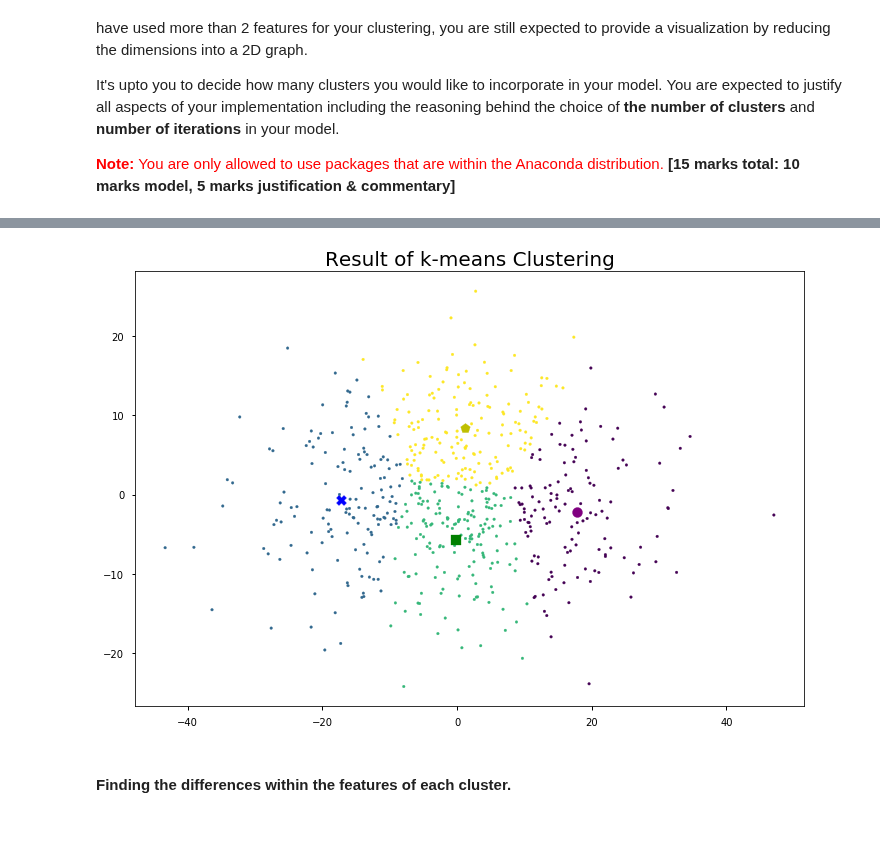
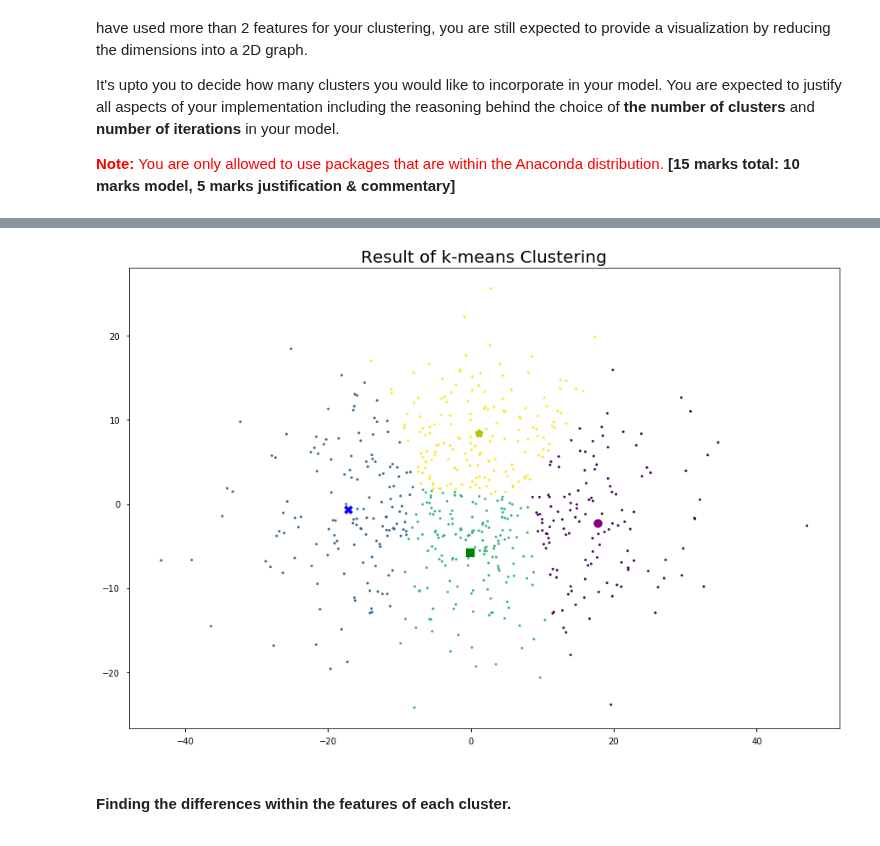
Before and after one commit to DannyFirmin/ML-KMeans-KNN-DecisionTrees, a Jupyter notebook: Assignment-2.ipynb, the cells around one changed output, grey strips where cells are left out. Cells and saved outputs as stored; diff of their text form; code cells hidden in the pictures.

```diff
--- a/Assignment-2.ipynb
+++ b/Assignment-2.ipynb
@@ -465,19 +479,19 @@ df_X=df_X_mean.join(df_X_mode,on="customer_id")
 df_X_clustering=df_X
 
 df_X
-# # Reducing dimensionality using PCA.
-# pca.fit(df_X_clustering)
-# transform = pca.transform(df_X_clustering)
+# Reducing dimensionality using PCA.
+pca.fit(df_X_clustering)
+transform = pca.transform(df_X_clustering)
 
-# # Finding the optimal K value  for KMeans using elbow method.
-# sse = []
-# for i in range(1, 13):
-#     KM = KMeans(n_clusters=i)
-#     KM.fit(transform)
-#     sse.append(KM.inertia_)
-# plt.plot(range(1, 13), sse,c="r")
-# plt.title("Number of Clusters vs SSE")
-# plt.xlabel("Number of Clusters")
-# plt.ylabel("Sum of Squared Error(SSE)")
-# plt.show()
+# Finding the optimal K value  for KMeans using elbow method.
+sse = []
+for i in range(1, 13):
+    KM = KMeans(n_clusters=i)
+    KM.fit(transform)
+    sse.append(KM.inertia_)
+plt.plot(range(1, 13), sse,c="r")
+plt.title("Number of Clusters vs SSE")
+plt.xlabel("Number of Clusters")
+plt.ylabel("Sum of Squared Error(SSE)")
+plt.show()
 # %% [output]
@@ -509,35 +505,35 @@ predicted_clusters = km.predict(transform)
 centers = km.cluster_centers_
 
 # Draw the centriod
 markers = ['o', 'X', 's',"p"]
 colors = ['purple', 'b',"g","y"]
 
 #Initalising Plot
-plt.figure(figsize=(12, 8))
+plt.figure(figsize=(15, 10))
 
 #Scattering actual datapoints
 plt.scatter(transform[:, 0], transform[:, 1], c=predicted_clusters, s=7)
 
 #Adding centroid
 for ind in range(len(markers)):
     plt.scatter(centers[ind, 0], centers[ind, 1], c=colors[ind], s=100, marker=markers[ind])
 plt.title('Result of k-means Clustering', fontsize=20)
 plt.show()
 
 #Segregating data ;cluster wise.
 df_X['cluster'] = predicted_clusters
 cluster0 = df_X[df_X['cluster'] == 0]
 cluster1 = df_X[df_X['cluster'] == 1]
 cluster2 = df_X[df_X['cluster'] == 2]
 cluster3 = df_X[df_X['cluster'] == 3]
 
 # Obtaining Information for Analysis
 df_cluster0_description=cluster0.describe()
 df_cluster1_description=cluster1.describe()
 df_cluster2_description=cluster2.describe()
 df_cluster3_description=cluster3.describe()
 # %% [output]
-[figure, old version]
+[figure, new version]
 # %% [markdown]
 ####   Finding the differences within the features of each cluster.
 <a id='difference'></a>
```
Also changed, not shown: parts of 8 cells of this notebook, 1 other file.
